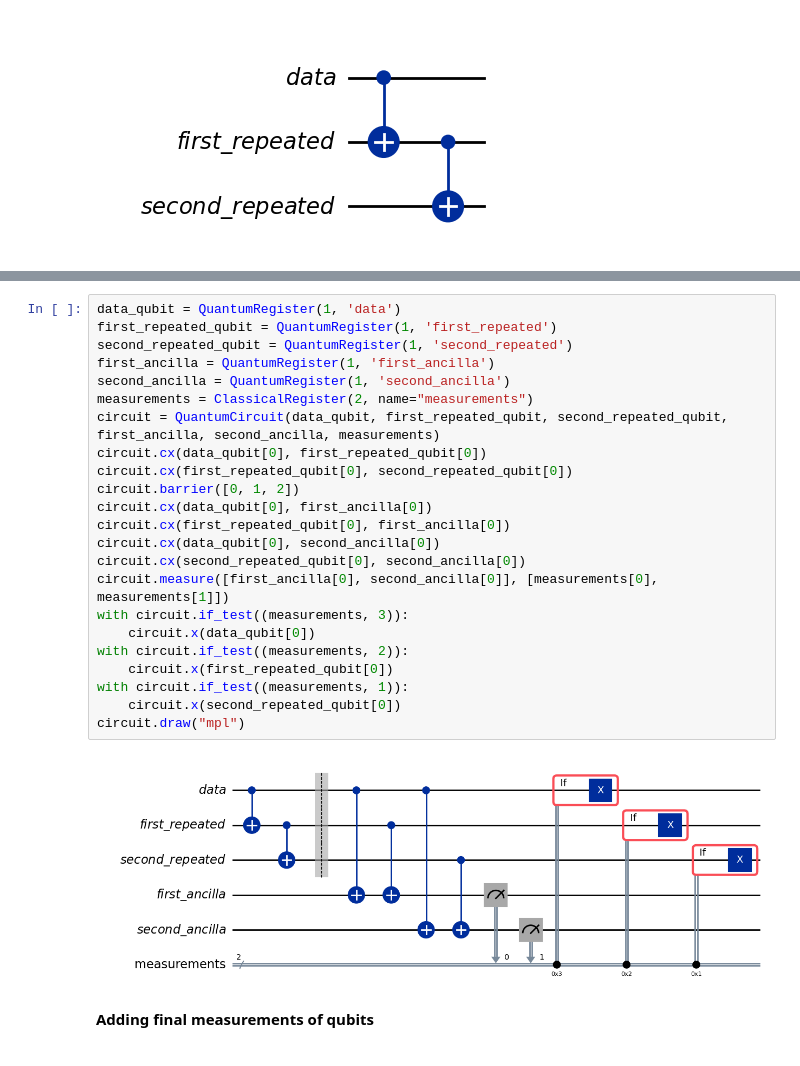
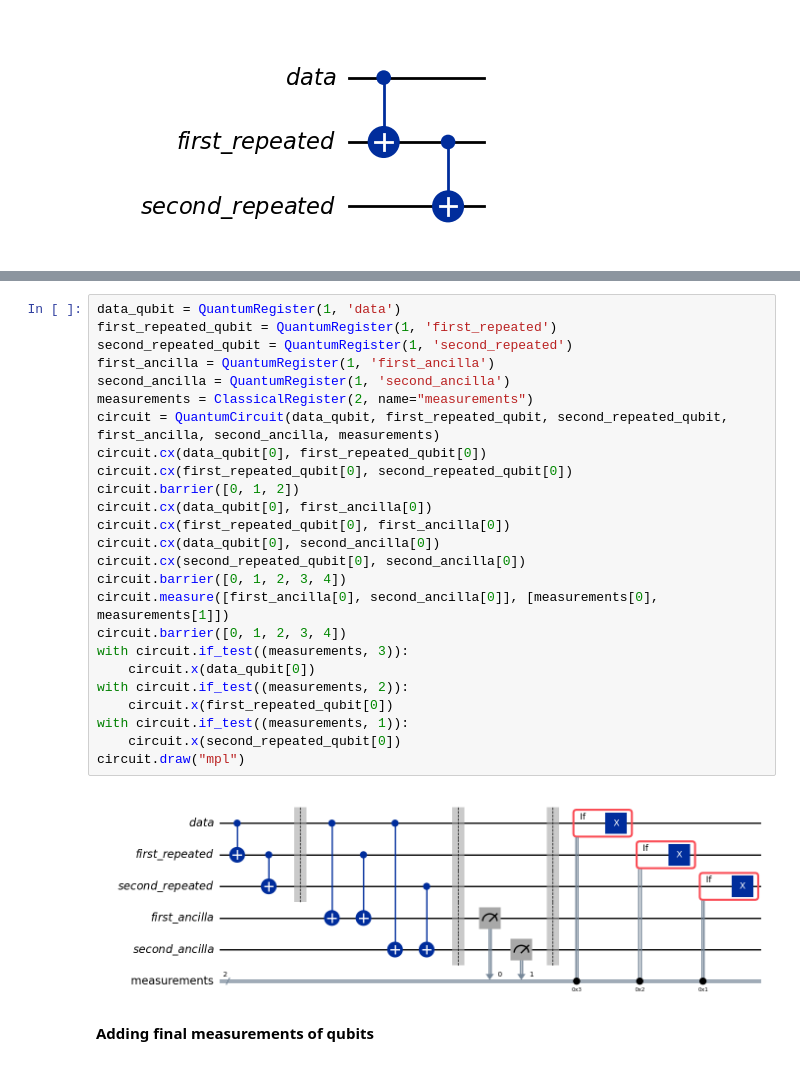
Before and after one commit to JasonC01/qiskit_repetition_code, a Jupyter notebook: qiskit.ipynb, the cells around one changed output, grey strips where cells are left out. Saved outputs shown, nothing was run; the diff lists cells and outputs as text.

```diff
--- a/qiskit.ipynb
+++ b/qiskit.ipynb
@@ -70,28 +73,30 @@ circuit.draw("mpl")
 # %%
 data_qubit = QuantumRegister(1, 'data')
 first_repeated_qubit = QuantumRegister(1, 'first_repeated')
 second_repeated_qubit = QuantumRegister(1, 'second_repeated')
 first_ancilla = QuantumRegister(1, 'first_ancilla')
 second_ancilla = QuantumRegister(1, 'second_ancilla')
 measurements = ClassicalRegister(2, name="measurements")
 circuit = QuantumCircuit(data_qubit, first_repeated_qubit, second_repeated_qubit, first_ancilla, second_ancilla, measurements)
 circuit.cx(data_qubit[0], first_repeated_qubit[0])
 circuit.cx(first_repeated_qubit[0], second_repeated_qubit[0])
 circuit.barrier([0, 1, 2])
 circuit.cx(data_qubit[0], first_ancilla[0])
 circuit.cx(first_repeated_qubit[0], first_ancilla[0])
 circuit.cx(data_qubit[0], second_ancilla[0])
 circuit.cx(second_repeated_qubit[0], second_ancilla[0])
+circuit.barrier([0, 1, 2, 3, 4])
 circuit.measure([first_ancilla[0], second_ancilla[0]], [measurements[0], measurements[1]])
+circuit.barrier([0, 1, 2, 3, 4])
 with circuit.if_test((measurements, 3)):
     circuit.x(data_qubit[0])
 with circuit.if_test((measurements, 2)):
     circuit.x(first_repeated_qubit[0])
 with circuit.if_test((measurements, 1)):
     circuit.x(second_repeated_qubit[0])
 circuit.draw("mpl")
 # %% [output]
-[figure, old version]
+[figure, new version]
 # %% [markdown]
 **Adding final measurements of qubits**
 # %%
```
Also changed, not shown: parts of 44 cells of this notebook, 1 other file.
